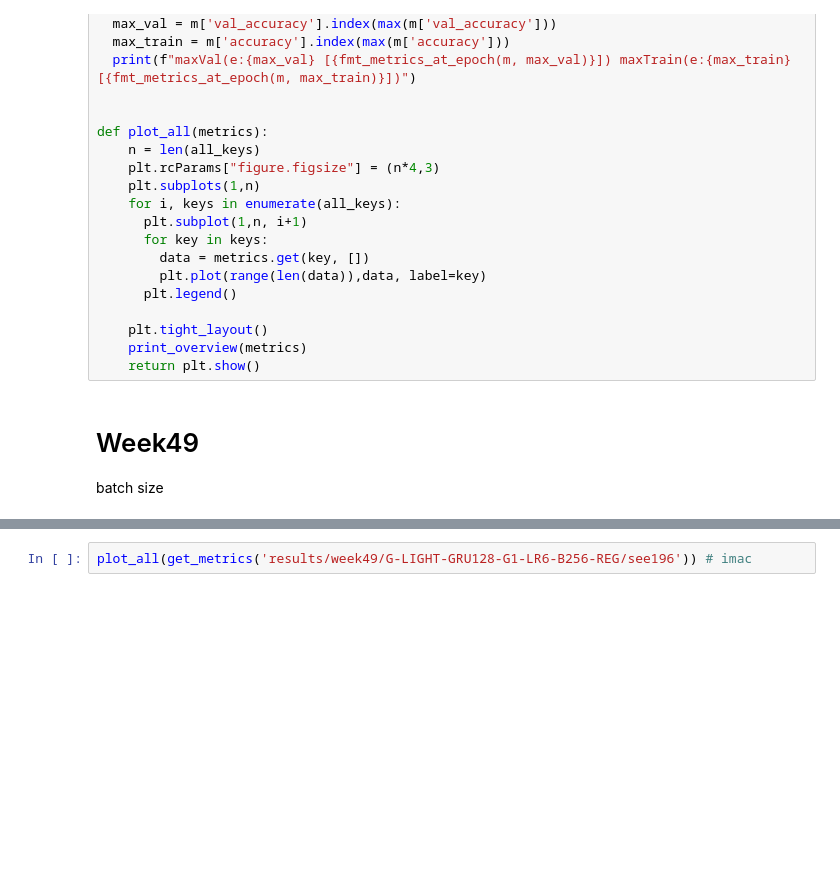
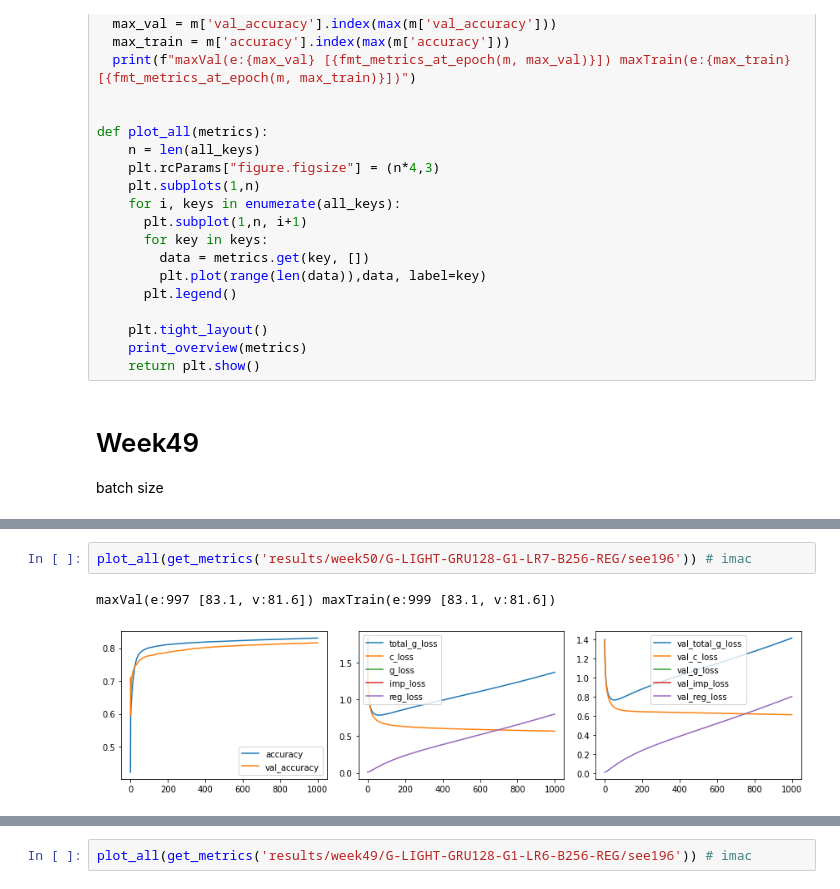
Before and after one commit to dnldsht/AJ-RNN, a Jupyter notebook: res.ipynb, the cells around one changed output, grey strips where cells are left out. Saved outputs shown, nothing was run; the diff lists cells and outputs as text; blank space fills up the shorter version.

```diff
--- a/res.ipynb
+++ b/res.ipynb
@@ -72,0 +78,5 @@ batch size
+# %%
+plot_all(get_metrics('results/week50/G-LIGHT-GRU128-G1-LR7-B256-REG/see196')) # imac
+# %% [output]
+maxVal(e:997 [83.1, v:81.6]) maxTrain(e:999 [83.1, v:81.6])
+[figure, added]
```
Also changed, not shown: parts of 3 cells of this notebook, 7 other files.
